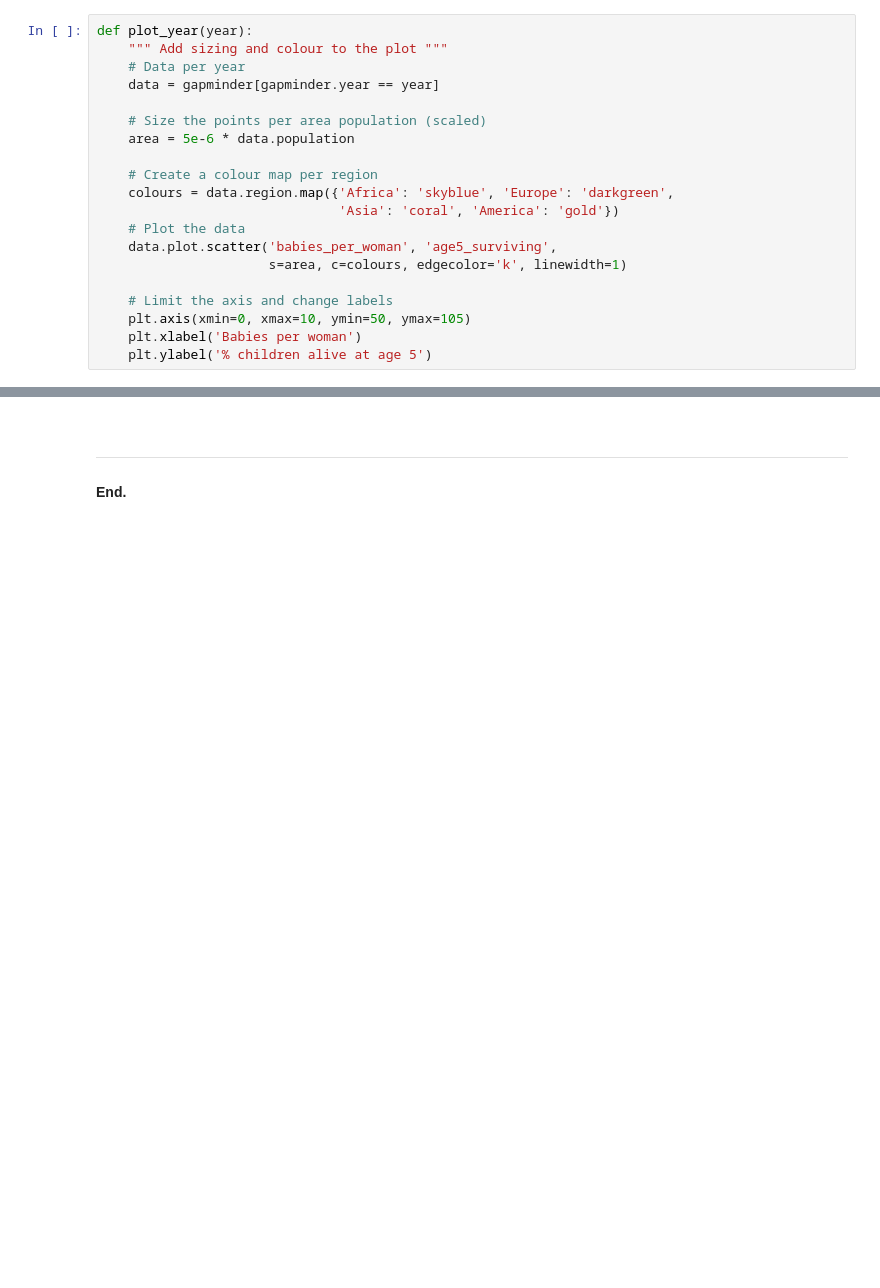
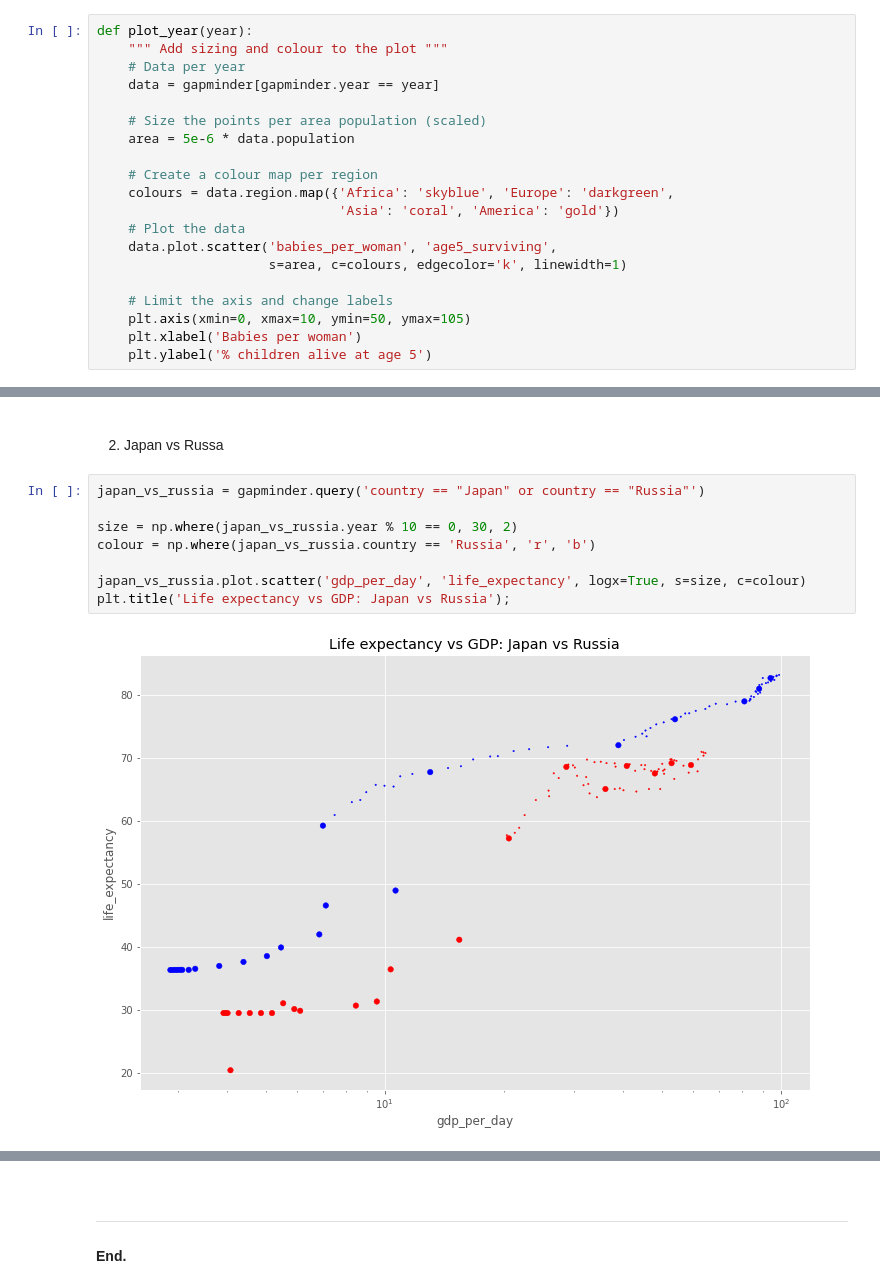
Before and after one commit to olgarozhdestvina/Data-Science-and-Machine-Learning, a Jupyter notebook: Data visualization/Gapminder.ipynb, the cells around one changed output, grey strips where cells are left out. Saved outputs shown, nothing was run; the diff lists cells and outputs as text; blank space fills up the shorter version.

```diff
--- a/Data visualization/Gapminder.ipynb
+++ b/Data visualization/Gapminder.ipynb
@@ -117,0 +161,14 @@ interactive(children=(IntSlider(value=1973, description='year', max=2015, min=19
+# %% [markdown]
+<br>
+
+2. Japan vs Russa
+# %%
+japan_vs_russia = gapminder.query('country == "Japan" or country == "Russia"')
+
+size = np.where(japan_vs_russia.year % 10 == 0, 30, 2)
+colour = np.where(japan_vs_russia.country == 'Russia', 'r', 'b')
+
+japan_vs_russia.plot.scatter('gdp_per_day', 'life_expectancy', logx=True, s=size, c=colour)
+plt.title('Life expectancy vs GDP: Japan vs Russia');
+# %% [output]
+[figure, added]
```
Also changed, not shown: parts of 15 cells of this notebook.
